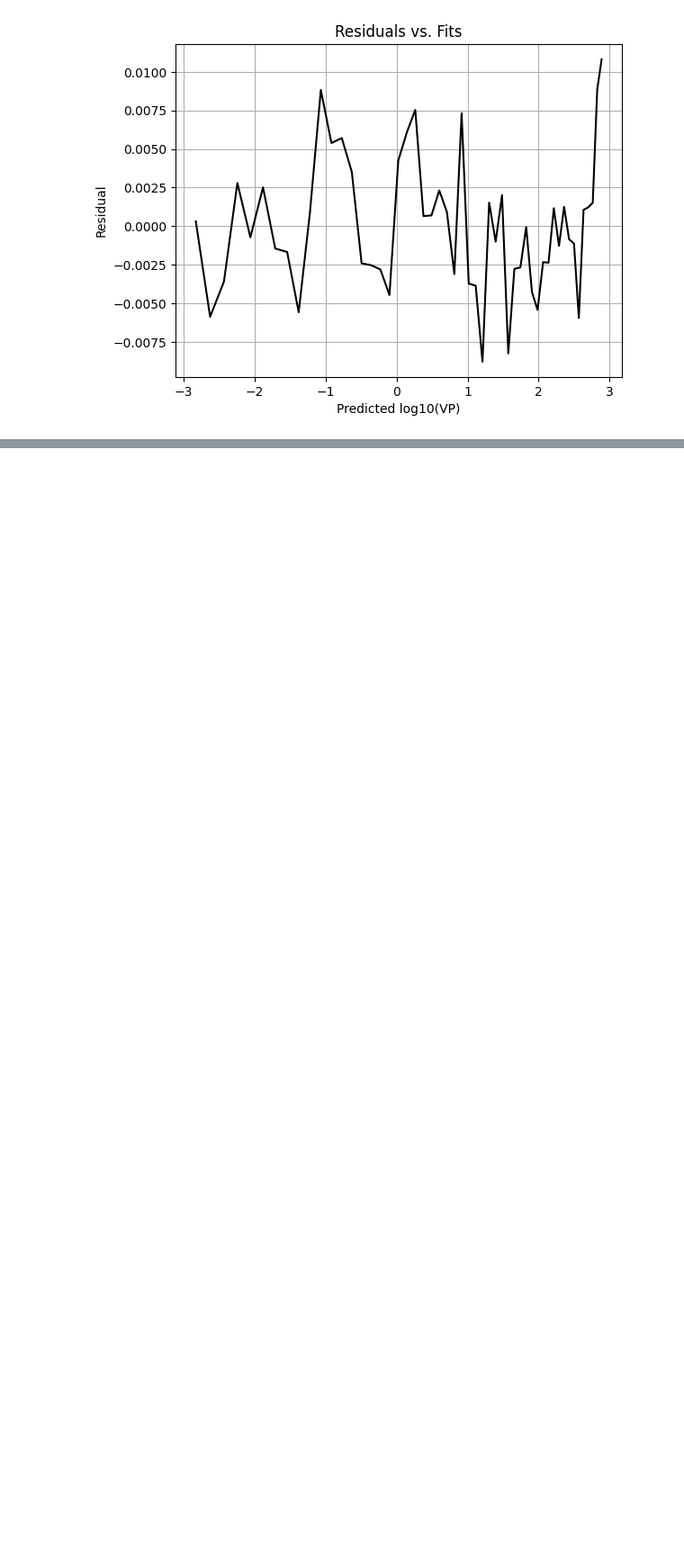
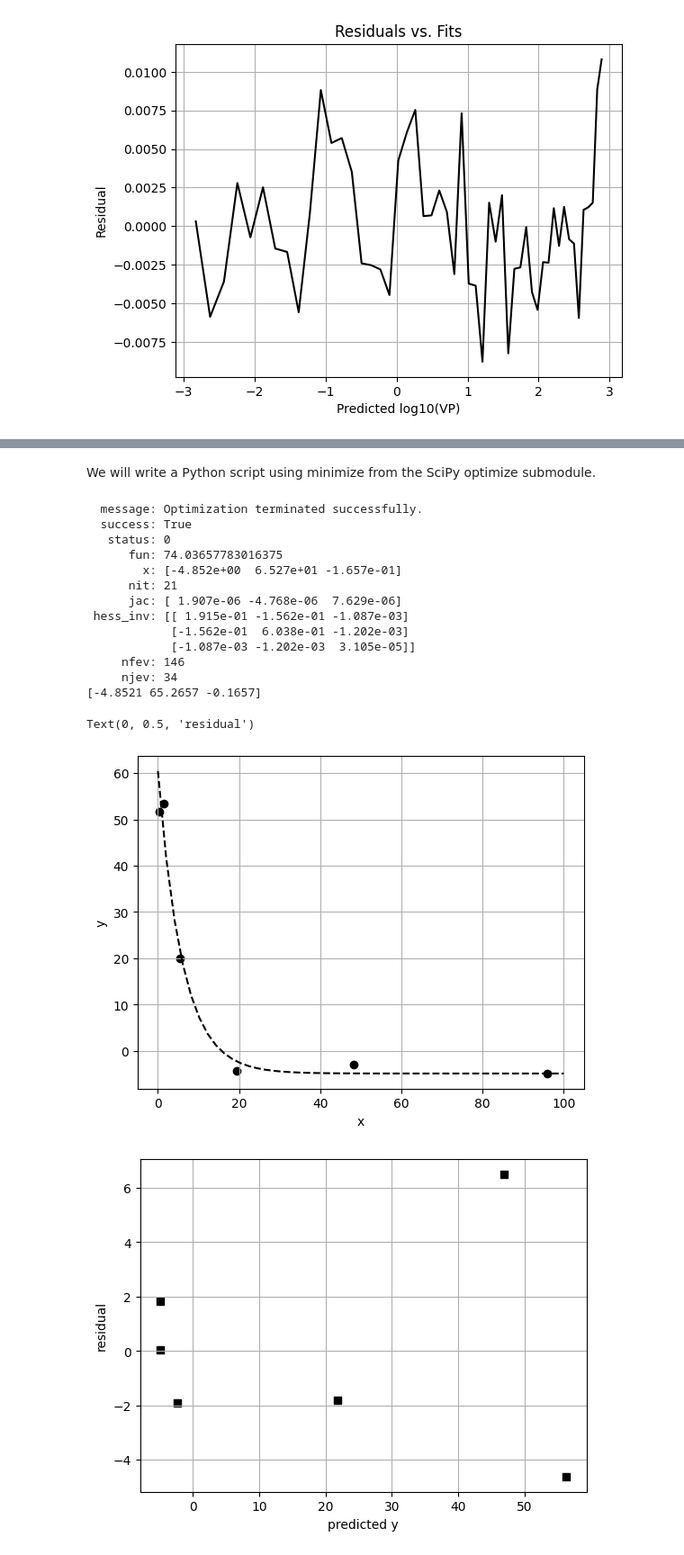
Before and after one commit to upwind1993/Numerical-Analysis, a Jupyter notebook: 15장/15장.ipynb, the cells around one changed output, grey strips where cells are left out. Shown at 90% size. Saved outputs shown, nothing was run; the diff lists cells and outputs as text; code cells hidden in the pictures; blank space fills up the shorter version.

```diff
--- a/15장/15장.ipynb
+++ b/15장/15장.ipynb
@@ -157,0 +164,58 @@ Text(0.5, 1.0, 'Residuals vs. Fits')
+# %% [markdown]
+We will write a Python script using minimize from the SciPy optimize submodule.
+# %%
+import numpy as np
+from scipy.optimize import minimize
+import pylab
+
+# 빈칸을 채우시오
+
+
+
+#
+
+a = 2.
+b = 2.
+c = -2.
+
+result = minimize(SSE,[a,b,c])
+print(result)
+print(result.x)
+
+a = result.x[0]
+b = result.x[1]
+c = result.x[2]
+
+pylab.scatter(x,y,c='k')
+xplot = np.linspace(0.,100.)
+yplot = a + b*np.exp(c*xplot)
+pylab.plot(xplot,yplot,c='k',ls='--')
+pylab.grid()
+pylab.xlabel('x')
+pylab.ylabel('y')
+
+ypred = a + b*np.exp(c*x)
+e = y - ypred
+pylab.figure()
+pylab.scatter(ypred,e,c='k',marker='s')
+
+pylab.grid()
+pylab.xlabel('predicted y')
+pylab.ylabel('residual')
+# %% [output]
+  message: Optimization terminated successfully.
+  success: True
+   status: 0
+      fun: 74.03657783016375
+        x: [-4.852e+00  6.527e+01 -1.657e-01]
+      nit: 21
+      jac: [ 1.907e-06 -4.768e-06  7.629e-06]
+ hess_inv: [[ 1.915e-01 -1.562e-01 -1.087e-03]
+            [-1.562e-01  6.038e-01 -1.202e-03]
+            [-1.087e-03 -1.202e-03  3.105e-05]]
+     nfev: 146
+     njev: 34
+[-4.8521 65.2657 -0.1657]
+Text(0, 0.5, 'residual')
+[figure, added]
+[figure, added]
```
Also changed, not shown: parts of 2 cells of this notebook.
